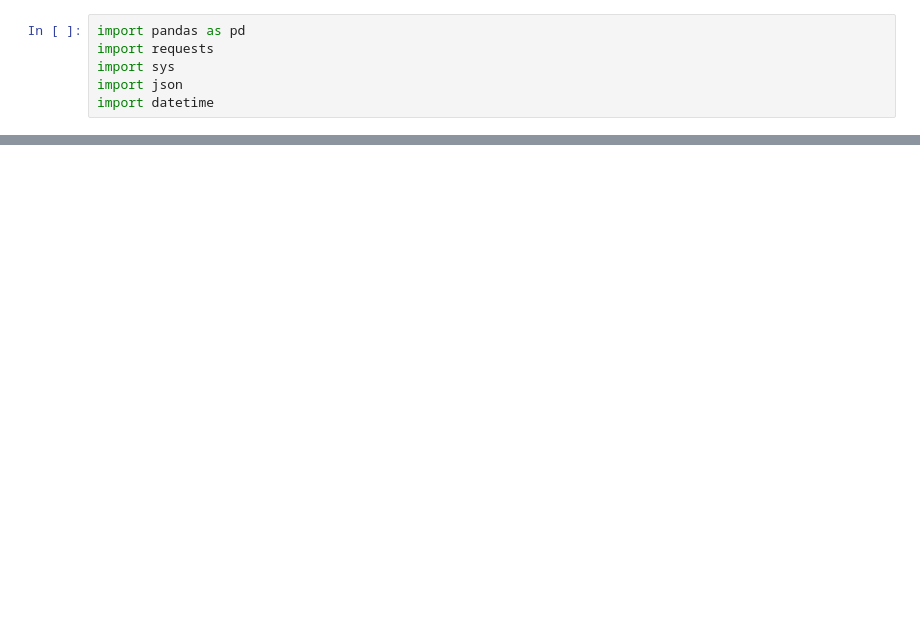
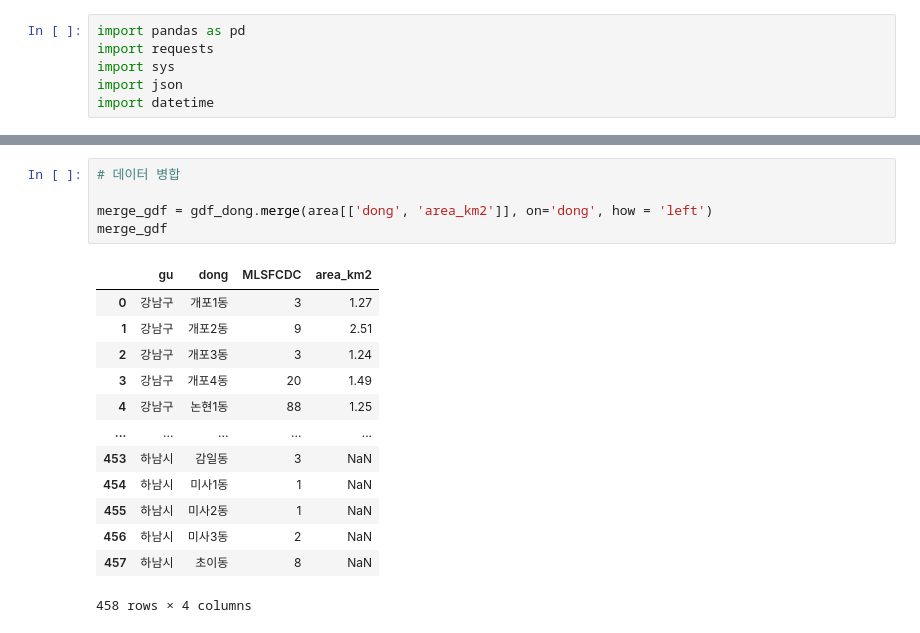
Before and after one commit to zissuuo/seoul_bigdata_campus, a Jupyter notebook: 서울시 주요시설과 집객시설(행정동별:자치구별).ipynb, the cells around one changed output, grey strips where cells are left out. Cells and saved outputs as stored; diff of their text form; blank space fills up the shorter version.

```diff
--- a/서울시 주요시설과 집객시설(행정동별:자치구별).ipynb
+++ b/서울시 주요시설과 집객시설(행정동별:자치구별).ipynb
@@ -122,0 +177,19 @@ gdf.to_csv("서울시 주요시설과 집ᄀ
+# %%
+# 데이터 병합
+
+merge_gdf = gdf_dong.merge(area[['dong', 'area_km2']], on='dong', how = 'left')
+merge_gdf
+# %% [output]
+|  | gu | dong | MLSFCDC | area_km2 |
+| 0 | 강남구 | 개포1동 | 3 | 1.27 |
+| 1 | 강남구 | 개포2동 | 9 | 2.51 |
+| 2 | 강남구 | 개포3동 | 3 | 1.24 |
+| 3 | 강남구 | 개포4동 | 20 | 1.49 |
+| 4 | 강남구 | 논현1동 | 88 | 1.25 |
+| ... | ... | ... | ... | ... |
+| 453 | 하남시 | 감일동 | 3 | NaN |
+| 454 | 하남시 | 미사1동 | 1 | NaN |
+| 455 | 하남시 | 미사2동 | 1 | NaN |
+| 456 | 하남시 | 미사3동 | 2 | NaN |
+| 457 | 하남시 | 초이동 | 8 | NaN |
+458 rows × 4 columns
```
Also changed, not shown: parts of 12 cells of this notebook, 11 other files.
